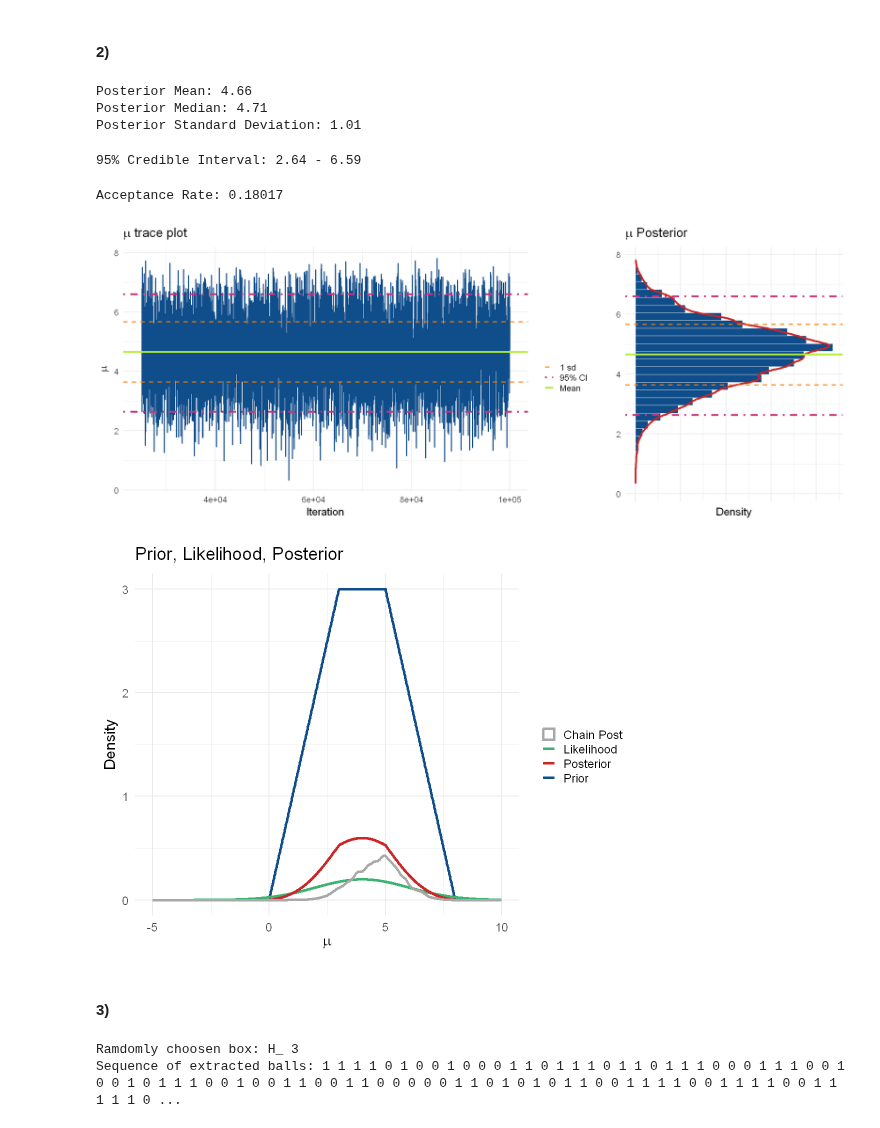
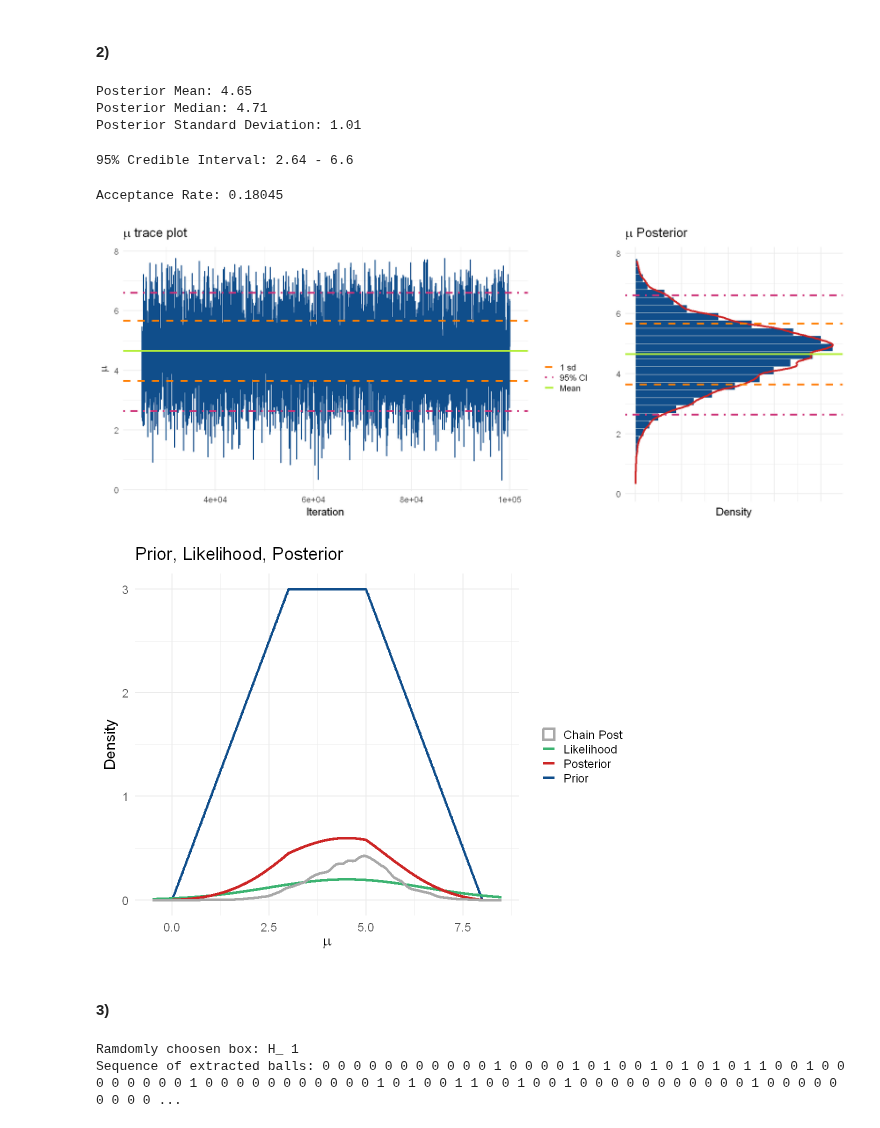
Before and after one commit to Berto70/advstat, a Jupyter notebook: ex4/Bertinelli_Gabriele_Rlab04.ipynb, the cells around one changed output. Saved outputs shown, nothing was run; the diff lists cells and outputs as text; code cells hidden in the pictures.

```diff
--- a/ex4/Bertinelli_Gabriele_Rlab04.ipynb
+++ b/ex4/Bertinelli_Gabriele_Rlab04.ipynb
@@ -248,11 +230,11 @@ testfunc.metr <- function(x, mu, sigma2) {
 sigma2 <- 2^2  # Known variance
 x <- c(4.09, 4.68, 1.87, 2.62, 5.58, 8.68, 4.07, 4.78,
 4.79, 4.49, 5.85, 5.09, 2.40, 6.27, 6.30, 4.47)
-mu.init <- 4  # Initial value for mu
+mu.init <- 4.5  # Initial value for mu
 
 test.chain <- mcmc(func = testfunc, x = x, mu.init = mu.init, sigma = sigma2, n.iter = 100000, burn.in = 0.25)
 test.chain <- as.data.frame(test.chain)
-colnames(test.chain)<-c('it', 'mu', 'n.acc', 'acc.rate')
+colnames(test.chain) <- c('it', 'mu', 'n.acc', 'acc.rate')
 # %%
 posterior.mean <- mean(test.chain$mu)
 
@@ -264,7 +246,7 @@ cat("Posterior Mean:", round(posterior.mean, 2), "\n")
 cat("Posterior Median:", round(posterior.median, 2), "\n")
 cat("Posterior Standard Deviation:", round(posterior.sd, 2), "\n")
 # %% [output]
-Posterior Mean: 4.66
+Posterior Mean: 4.65
 Posterior Median: 4.71
 Posterior Standard Deviation: 1.01
 # %%
@@ -272,7 +254,7 @@ cred.int <- quantile(test.chain$mu, c(0.025, 0.975))
 
 cat("95% Credible Interval:", round(cred.int[1], 2), '-', round(cred.int[2], 2), "\n")
 # %% [output]
-95% Credible Interval: 2.64 - 6.59
+95% Credible Interval: 2.64 - 6.6
 # %%
 # Print acceptance rate
 cat("Acceptance Rate:", tail(test.chain$acc.rate, 1), "\n")
@@ -310,29 +292,29 @@ trace.plot <- ggplot(data = test.chain) +
 
 grid.arrange(trace.plot, post.hist, layout_matrix = layout)
 # %% [output]
-Acceptance Rate: 0.18017
+Acceptance Rate: 0.18045
-[figure, old version]
+[figure, new version]
 # %%
-mu.d <- seq(-5, 10, length.out = 1000)
+mu.d <- seq(-0.5, 8.5, length.out = 1000)
 prior.d <- prior(mu.d)
 
 like.d <- likelihood(mu.d, mu.init, sigma2)
 
 post.d <- (prior.d*like.d)
 options(repr.plot.width = 9, repr.plot.height = 7)
 
 fin.plot <- ggplot() +
 	geom_line(aes(x = mu.d, y = prior.d, color = 'Prior'), lwd=1.5) +
 	geom_line(aes(x = mu.d, y = like.d, color = 'Likelihood'), lwd=1.5) +
 	geom_line(aes(x=mu.d, y=post.d, color='Posterior'), lwd=1.5) +
 	geom_density(aes(x = test.chain$mu, color= 'Chain Post'), lwd = 1.5) +
 	labs(title = TeX(r"(Prior, Likelihood, Posterior)"), x = TeX(r"(\mu)"), y = "Density", color='') +
 	scale_color_manual(values = c('Prior' = 'dodgerblue4', 'Likelihood' = 'mediumseagreen', 'Posterior' = 'firebrick3', 'Chain Post' = 'darkgrey')) +
 	theme_minimal(base_size = 18)
 
 fin.plot
 # %% [output]
-[figure, old version]
+[figure, new version]
 # %% [markdown]
 #### 3)
 # %%
@@ -392,8 +374,8 @@ for (i in extr) {
 
 }
 # %% [output]
-Ramdomly choosen box: H_ 3
-Sequence of extracted balls: 1 1 1 1 0 1 0 0 1 0 0 0 1 1 0 1 1 1 0 1 1 0 1 1 1 0 0 0 1 1 1 0 0 1 0 0 1 0 1 1 1 0 0 1 0 0 1 1 0 0 1 1 0 0 0 0 0 1 1 0 1 0 1 0 1 1 0 0 1 1 1 1 0 0 1 1 1 1 0 0 1 1 1 1 1 0 ...
+Ramdomly choosen box: H_ 1
+Sequence of extracted balls: 0 0 0 0 0 0 0 0 0 0 0 1 0 0 0 0 1 0 1 0 0 1 0 1 0 1 0 1 1 0 0 1 0 0 0 0 0 0 0 0 1 0 0 0 0 0 0 0 0 0 0 0 1 0 1 0 0 1 1 0 0 1 0 0 1 0 0 0 0 0 0 0 0 0 0 0 1 0 0 0 0 0 0 0 0 0 ...
 # %%
 p0 <- ggplot() +
 	geom_point(aes(x=1:n.samples, y=pH_0), color='firebrick3') +
```
Also changed, not shown: parts of 2 cells of this notebook.
